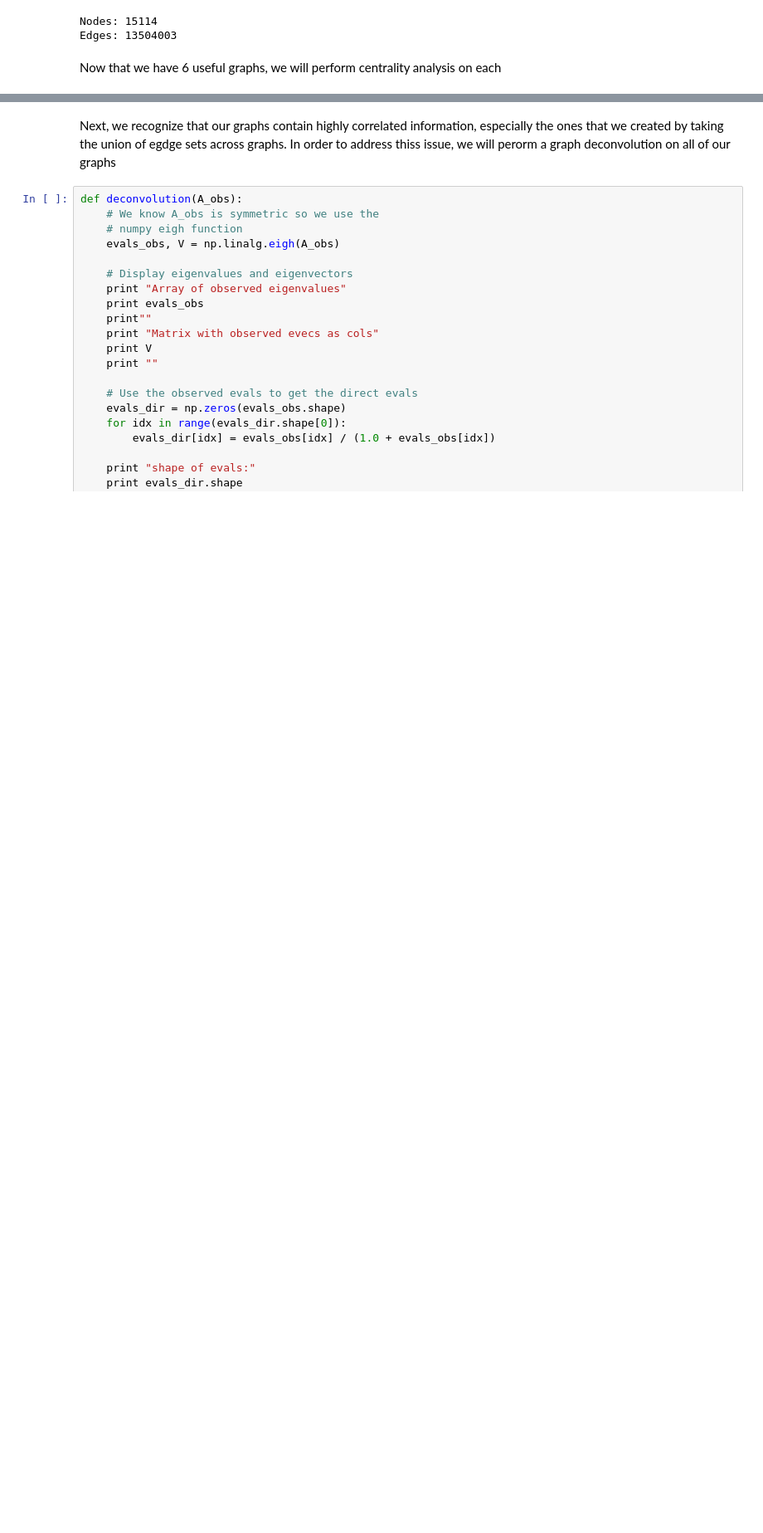
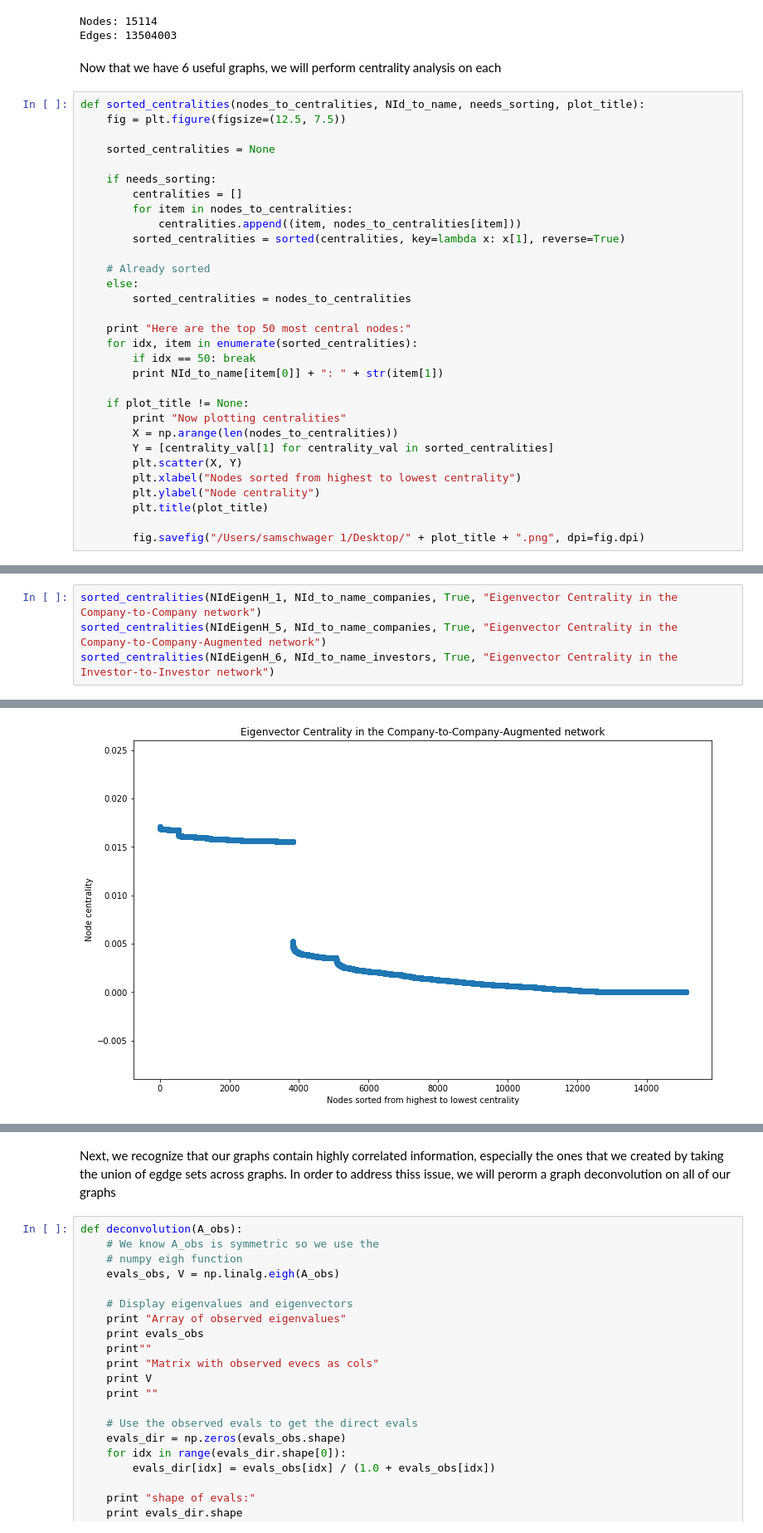
Before and after one commit to SRS95/CS224W, a Jupyter notebook: Notebooks/Centrality and Deconvolution.ipynb, the cells around one changed output, grey strips where cells are left out. Shown at 83% size. Saved outputs shown, nothing was run; the diff lists cells and outputs as text; blank space fills up the shorter version.

```diff
--- a/Notebooks/Centrality and Deconvolution.ipynb
+++ b/Notebooks/Centrality and Deconvolution.ipynb
@@ -202,5 +218,36 @@ Nodes: 15114
 Edges: 13504003
 # %% [markdown]
 Now that we have 6 useful graphs, we will perform centrality analysis on each
+# %%
+def sorted_centralities(nodes_to_centralities, NId_to_name, needs_sorting, plot_title):
+    fig = plt.figure(figsize=(12.5, 7.5))
+
+    sorted_centralities = None
+
+    if needs_sorting:
+        centralities = []
+        for item in nodes_to_centralities:
+            centralities.append((item, nodes_to_centralities[item]))
+        sorted_centralities = sorted(centralities, key=lambda x: x[1], reverse=True)
+
+    # Already sorted
+    else:
+        sorted_centralities = nodes_to_centralities
+
+    print "Here are the top 50 most central nodes:"
+    for idx, item in enumerate(sorted_centralities):
+        if idx == 50: break
+        print NId_to_name[item[0]] + ": " + str(item[1])
+
+    if plot_title != None:
+        print "Now plotting centralities"
+        X = np.arange(len(nodes_to_centralities))
+        Y = [centrality_val[1] for centrality_val in sorted_centralities]
+        plt.scatter(X, Y)
+        plt.xlabel("Nodes sorted from highest to lowest centrality")
+        plt.ylabel("Node centrality")
+        plt.title(plot_title)
+
+        fig.savefig("/Users/samschwager 1/Desktop/" + plot_title + ".png", dpi=fig.dpi)
 # %%
 # Get betweenness centrality measures
@@ -316,0 +413,5 @@ done
+# %%
+sorted_centralities(NIdEigenH_1, NId_to_name_companies, True, "Eigenvector Centrality in the Company-to-Company network")
+sorted_centralities(NIdEigenH_5, NId_to_name_companies, True, "Eigenvector Centrality in the Company-to-Company-Augmented network")
+sorted_centralities(NIdEigenH_6, NId_to_name_investors, True, "Eigenvector Centrality in the Investor-to-Investor network")
+# %% [output]
@@ -316,0 +435 @@ done
+[figure, added]
```
Also changed, not shown: parts of 21 cells of this notebook, 7 other files.
